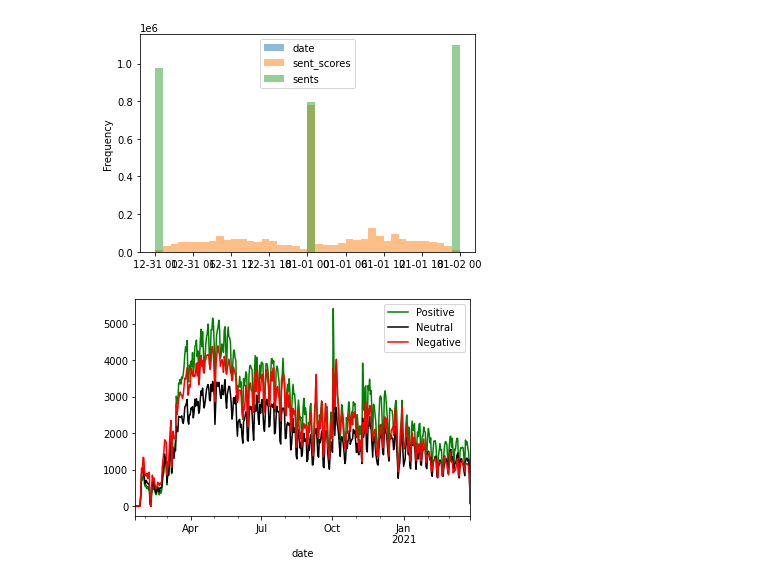
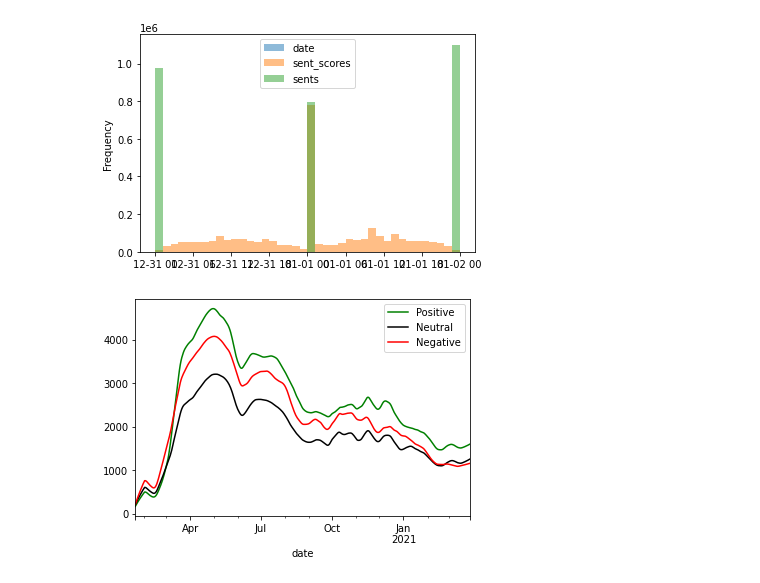
Before and after one commit to rafaeljcdarce/applied-data-science, a Jupyter notebook: example.ipynb, the cells around one changed output. Cells and saved outputs as stored; diff of their text form; code cells hidden in the pictures.

Commit message:
seasonal decomposition and change points

```diff
--- a/example.ipynb
+++ b/example.ipynb
@@ -64,15 +64,19 @@ df.plot.hist(bins=40, alpha=0.5)
 [figure]
 # %%
 # 4. Generate time series data of tweet sentiment
-pos, neu, neg = generate_time_series(df)
+# control seasonal/trend/residual decomposition (True = keep, False = remove)
+# control normalisation (i.e. % of total )
+# period: an odd number to represent the seasonality period (e.g. 7:weekly, 13:fortnightly, etc...)
+pos, neu, neg = get_time_series(df, seasonal=False, trend=True, resid=False, period=13, norm=False)
 
 def plot_time_series(pos, neu, neg):
     ax = plt.gca()
     pos.plot.line(color={'count':'green'}, ax=ax)
     neu.plot.line(color={'count':'k'}, ax=ax)
     neg.plot.line(color={'count':'red'}, ax=ax)
     ax.legend(["Positive", "Neutral", "Negative"])
     plt.show()
+
 plot_time_series(pos, neu, neg)
 # %% [output]
-[figure, old version]
+[figure, new version]
```
Also changed, not shown: parts of 2 cells of this notebook, 3 other files.
